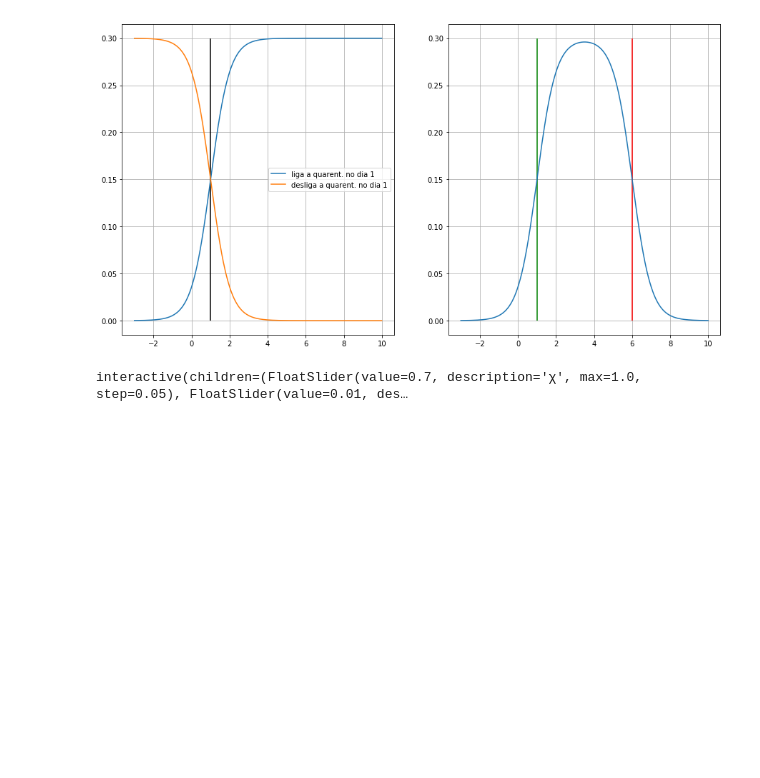
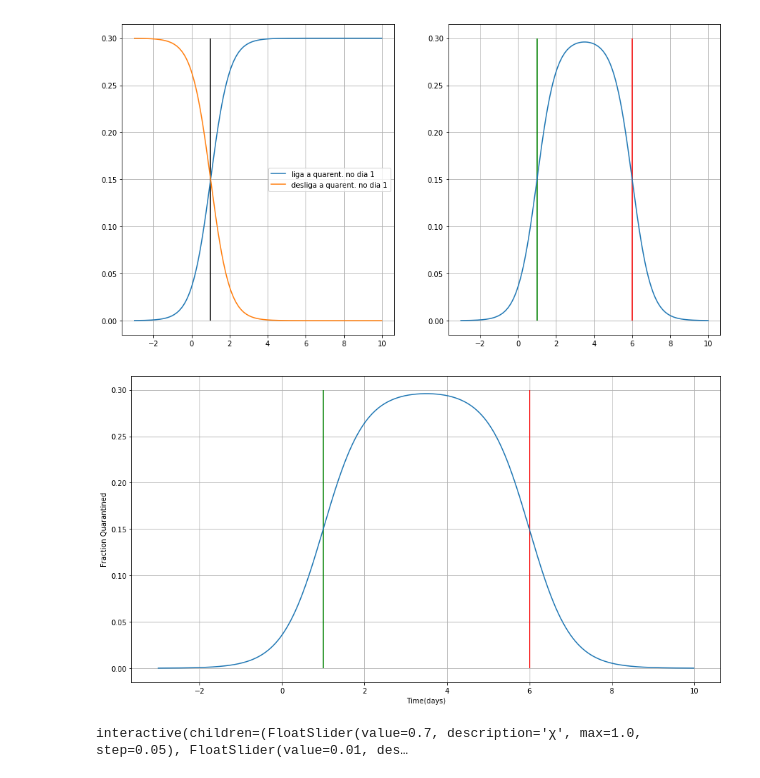
Before and after one commit to NAMD/covidash, a Jupyter notebook: notebooks/Modelo SEIR.ipynb, the cells around one changed output. Saved outputs shown, nothing was run; the diff lists cells and outputs as text; code cells hidden in the pictures; blank space fills up the shorter version.

```diff
--- a/notebooks/Modelo SEIR.ipynb
+++ b/notebooks/Modelo SEIR.ipynb
@@ -112,6 +112,17 @@ ax2.grid()
 ax1.legend();
 # %% [output]
 [figure]
+# %%
+f,ax=subplots(1,1, figsize=(15,8))
+ax.plot(t,q*addq(t,d)*remq(t,d+5))
+ax.vlines(d,0,q,'g')
+ax.vlines(d+5,0,q, 'r')
+ax.set_ylabel('Fraction Quarantined')
+ax.set_xlabel('Time(days)')
+ax.grid()
+savefig('chi_of_t.png')
+# %% [output]
+[figure, added]
 # %%
 def seqiahr(y,t,*params):
     S,E,I,A,H,R,C,M = y
```
Also changed, not shown: parts of 1 cell of this notebook, 2 other files.
